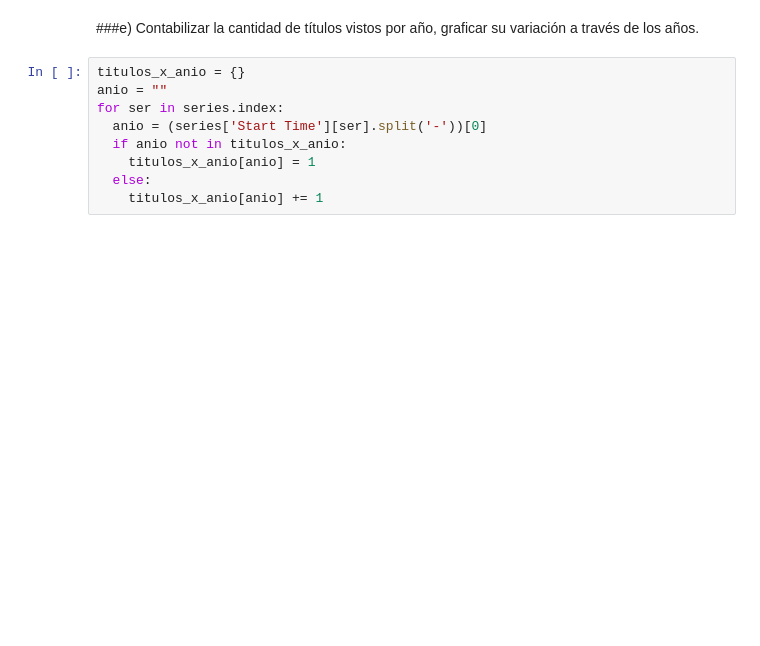
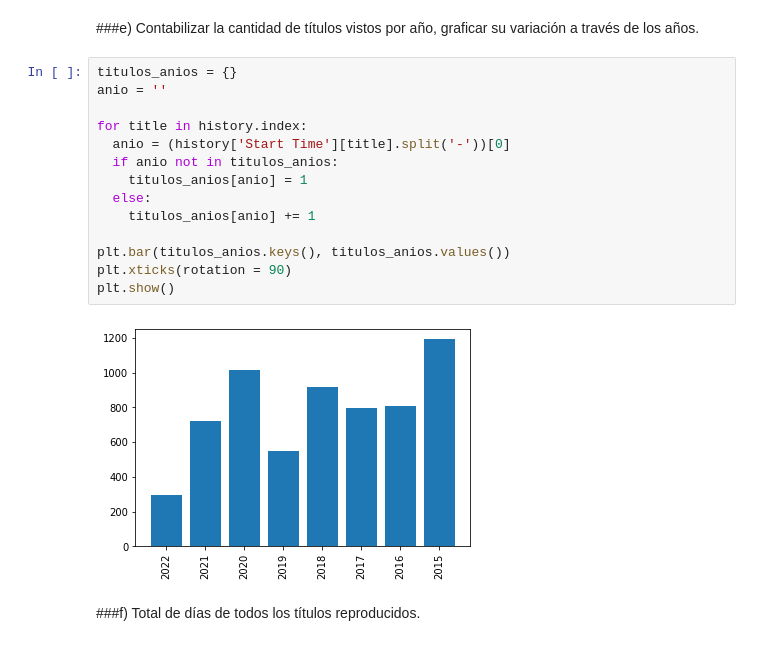
Before and after one commit to IanPol0/DataScienceNetflix, a Jupyter notebook: DataScienceNetflix.ipynb, the cells around one changed output. Cells and saved outputs as stored; diff of their text form; blank space fills up the shorter version.

```diff
--- a/DataScienceNetflix.ipynb
+++ b/DataScienceNetflix.ipynb
@@ -180,11 +195,20 @@ plt.show()
 # %% [markdown]
 ###e) Contabilizar la cantidad de títulos vistos por año, graficar su variación a través de los años.
 # %%
-titulos_x_anio = {}
-anio = ""
-for ser in series.index:
-  anio = (series['Start Time'][ser].split('-'))[0]
-  if anio not in titulos_x_anio:
-    titulos_x_anio[anio] = 1
+titulos_anios = {}
+anio = ''
+
+for title in history.index:
+  anio = (history['Start Time'][title].split('-'))[0]
+  if anio not in titulos_anios:
+    titulos_anios[anio] = 1
   else:
-    titulos_x_anio[anio] += 1
+    titulos_anios[anio] += 1
+
+plt.bar(titulos_anios.keys(), titulos_anios.values())
+plt.xticks(rotation = 90)
+plt.show()
+# %% [output]
+[figure, added]
+# %% [markdown]
+###f) Total de días de todos los títulos reproducidos.
```
Also changed, not shown: parts of 13 cells of this notebook.
